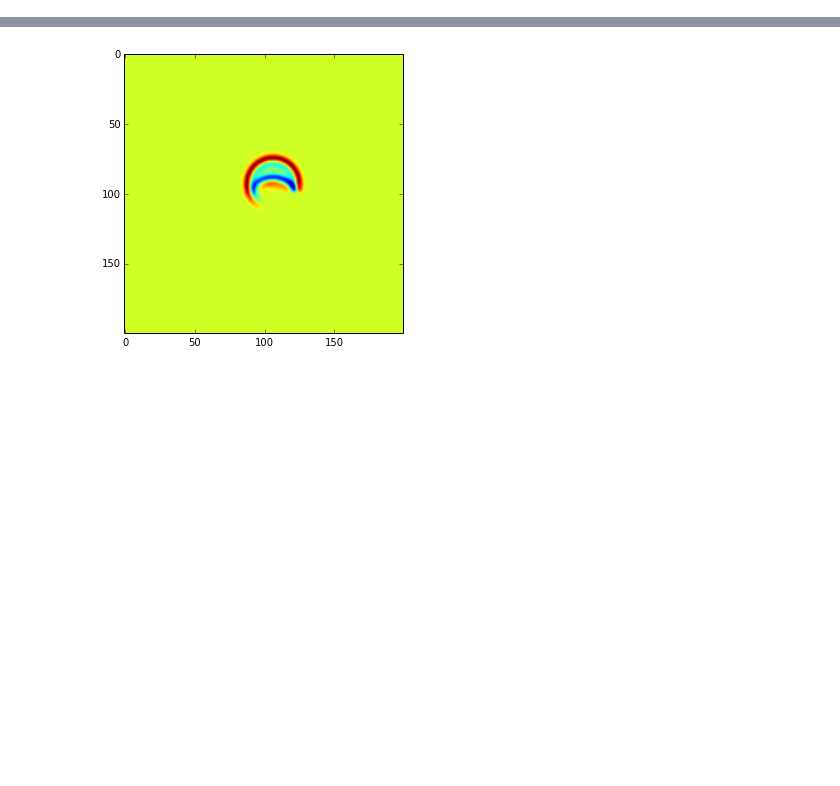
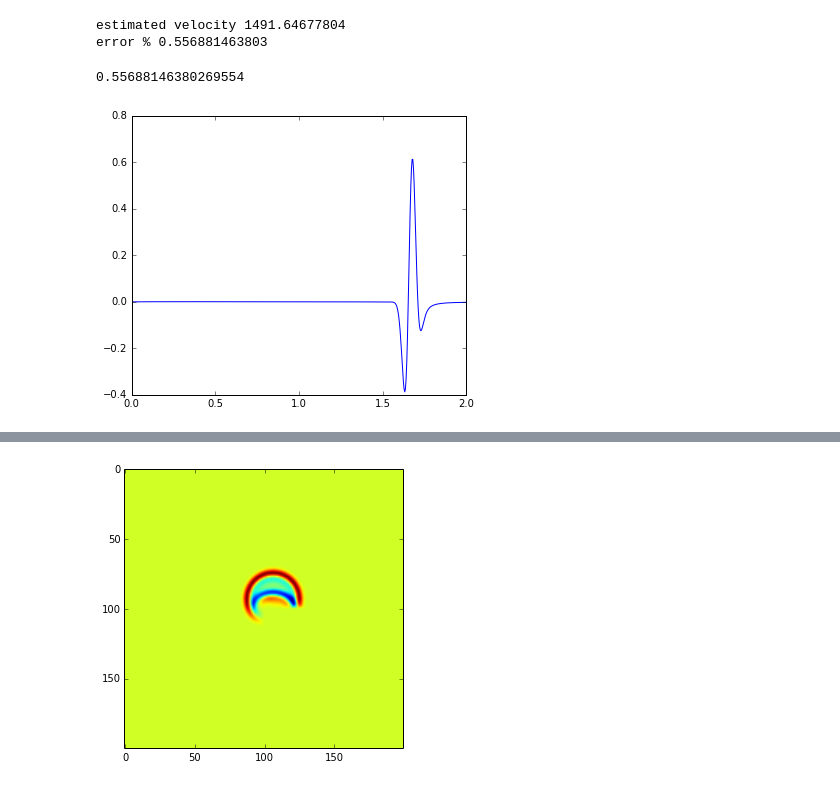
Before and after one commit to eusoubrasileiro/geonumerics, a Jupyter notebook: ipython_notebooks/Fatiando - F.D. vs Analytic Solution.ipynb, the cells around one changed output, grey strips where cells are left out. Drawn from its saved outputs; the diff is of its cells as text; code cells hidden in the pictures; blank space fills up the shorter version.

```diff
--- a/ipython_notebooks/Fatiando - F.D. vs Analytic Solution.ipynb
+++ b/ipython_notebooks/Fatiando - F.D. vs Analytic Solution.ipynb
@@ -188,0 +228,32 @@ G value (Alford) greatly controls numerical dispersion.
+# %%
+def peak_verror(velocity, distance, dt,  s_analytic, verbose=False):
+     # it  was in the 0 at t=0
+    v_analytic =  distance/((s_analytic.argmax())*dt)
+    err = (abs(v_analytic-velocity)/velocity)*100
+    if verbose:
+        print "estimated velocity", v_analytic
+        print "error %", err
+    return err
+# %%
+from scipy import signal
+
+velocity = 1500
+distance = 2500. # distance to source to calculate analytical solution
+dt = 0.004
+fm = 9 # controls central frequency ricker
+
+t = np.arange(0., 2.0, dt)
+asolution = free_2d_analytic_ricker(distance, velocity, dt, fm, t.size)
+x = asolution
+x = signal.detrend(x)
+x = (x - x.min())/(x.max()-x.min())
+x = signal.detrend(x)
+figure(figsize=(6,5))
+plot(t, x)
+
+peak_verror(velocity, distance, dt, x, True)
+# %% [output]
+estimated velocity 1491.64677804
+error % 0.556881463803
+0.55688146380269554
+[figure, added]
```
Also changed, not shown: parts of 47 cells of this notebook.
